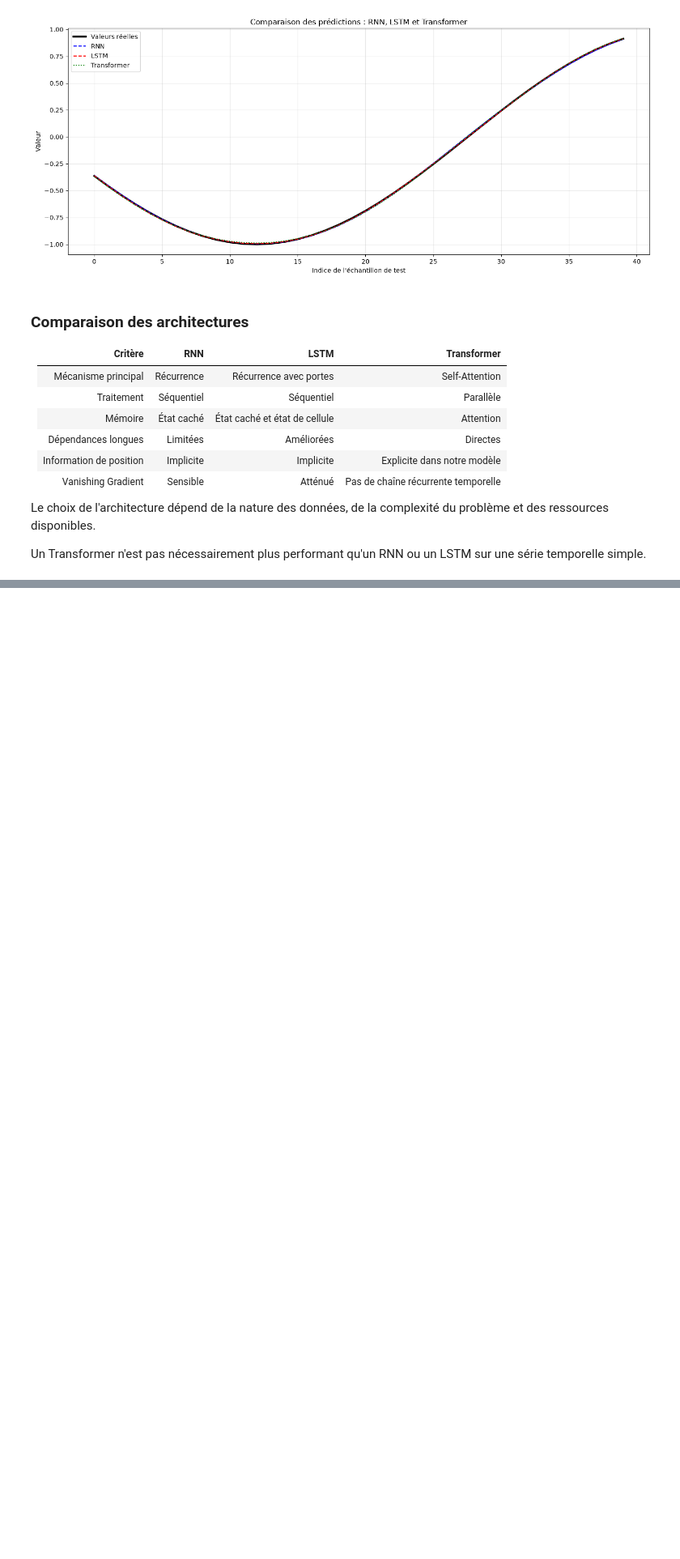
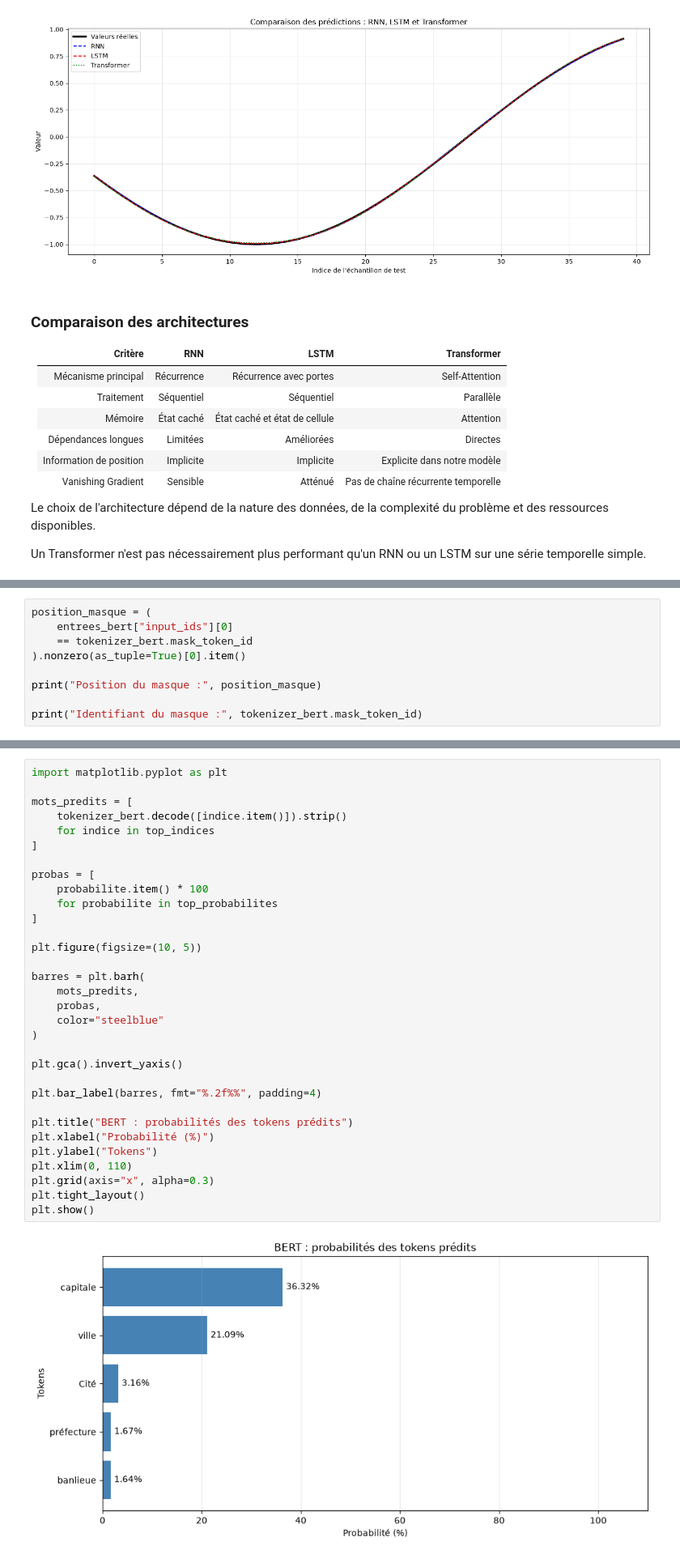
Before and after one commit to Benaich-idris/Activit-Pratique-N-4, a Jupyter notebook: Atelier_4_Architecture_Transformer.ipynb, the cells around one changed output, grey strips where cells are left out. Shown at 81% size. Saved outputs shown, nothing was run; the diff lists cells and outputs as text; blank space fills up the shorter version.

Commit message:
feat: implement pretrained GPT-2 and BERT with comparative analysis

```diff
--- a/Atelier_4_Architecture_Transformer.ipynb
+++ b/Atelier_4_Architecture_Transformer.ipynb
@@ -813,0 +1097,9 @@ qu'un RNN ou un LSTM sur une série temporelle simple.
+# %%
+position_masque = (
+    entrees_bert["input_ids"][0]
+    == tokenizer_bert.mask_token_id
+).nonzero(as_tuple=True)[0].item()
+
+print("Position du masque :", position_masque)
+
+print("Identifiant du masque :", tokenizer_bert.mask_token_id)
@@ -813,0 +1150,34 @@ qu'un RNN ou un LSTM sur une série temporelle simple.
+# %%
+import matplotlib.pyplot as plt
+
+mots_predits = [
+    tokenizer_bert.decode([indice.item()]).strip()
+    for indice in top_indices
+]
+
+probas = [
+    probabilite.item() * 100
+    for probabilite in top_probabilites
+]
+
+plt.figure(figsize=(10, 5))
+
+barres = plt.barh(
+    mots_predits,
+    probas,
+    color="steelblue"
+)
+
+plt.gca().invert_yaxis()
+
+plt.bar_label(barres, fmt="%.2f%%", padding=4)
+
+plt.title("BERT : probabilités des tokens prédits")
+plt.xlabel("Probabilité (%)")
+plt.ylabel("Tokens")
+plt.xlim(0, 110)
+plt.grid(axis="x", alpha=0.3)
+plt.tight_layout()
+plt.show()
+# %% [output]
+[figure, added]
```
Also changed, not shown: parts of 15 cells of this notebook.
